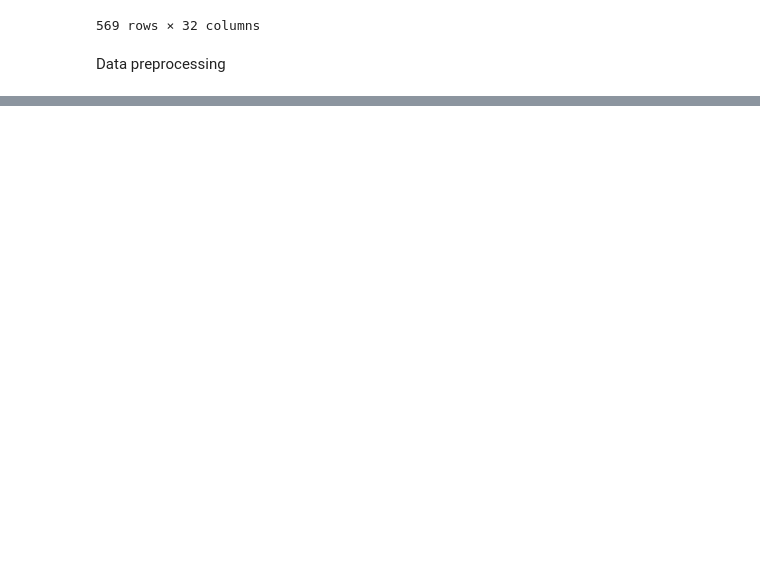
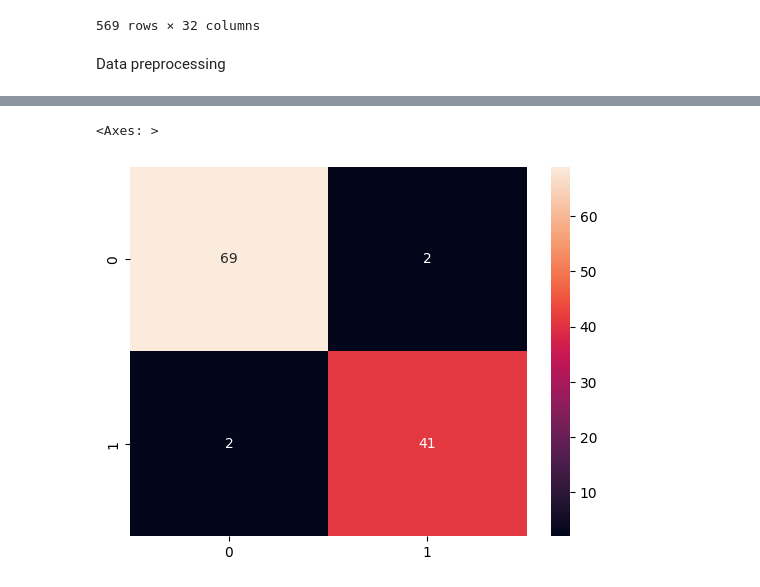
Before and after one commit to dzungnguyen21/breast_cancer_detetion, a Jupyter notebook: analysis.ipynb, the cells around one changed output, grey strips where cells are left out. Drawn from its saved outputs; the diff is of its cells as text; code cells hidden in the pictures; blank space fills up the shorter version.

```diff
--- a/analysis.ipynb
+++ b/analysis.ipynb
@@ -31,0 +144,7 @@ Data preprocessing
+# %%
+from sklearn.preprocessing import MinMaxScaler
+
+scaler = MinMaxScaler()
+scaler.fit(X)
+X=scaler.transform(X)
+print(X)
@@ -31,0 +159,6 @@ Data preprocessing
+# %%
+from sklearn.model_selection import train_test_split
+X_train, X_test, y_train, y_test = train_test_split(X, y, test_size=0.2, random_state=42)
+
+print("Shape of training data is: ", X_train.shape)
+print("Shape of testing data is: ", X_test.shape)
@@ -31,0 +171,9 @@ Data preprocessing
+# %%
+model = Sequential()
+model.add(Dense(20, input_dim=30, activation='relu'))
+model.add(Dropout(0.2))
+model.add(Dense(1))
+model.add(Activation('sigmoid'))
+model.compile(loss='binary_crossentropy', optimizer='adam', metrics=['accuracy'])
+
+print(model.summary())
@@ -31,0 +201,2 @@ Data preprocessing
+# %%
+history = model.fit(X_train, y_train, verbose=1, epochs=100, batch_size=64, validation_data=(X_test, y_test))
@@ -31,0 +248,11 @@ Data preprocessing
+# %%
+# Predicting the Test set results
+y_pred = model.predict(X_test)
+y_pred = (y_pred > 0.5)
+
+# Making the Confusion Matrix
+from sklearn.metrics import confusion_matrix
+cm = confusion_matrix(y_test, y_pred)
+
+sns.heatmap(cm, annot=True)
+# %% [output]
@@ -31,0 +260,2 @@ Data preprocessing
+<Axes: >
+[figure, added]
```
Also changed, not shown: parts of 17 cells of this notebook.
